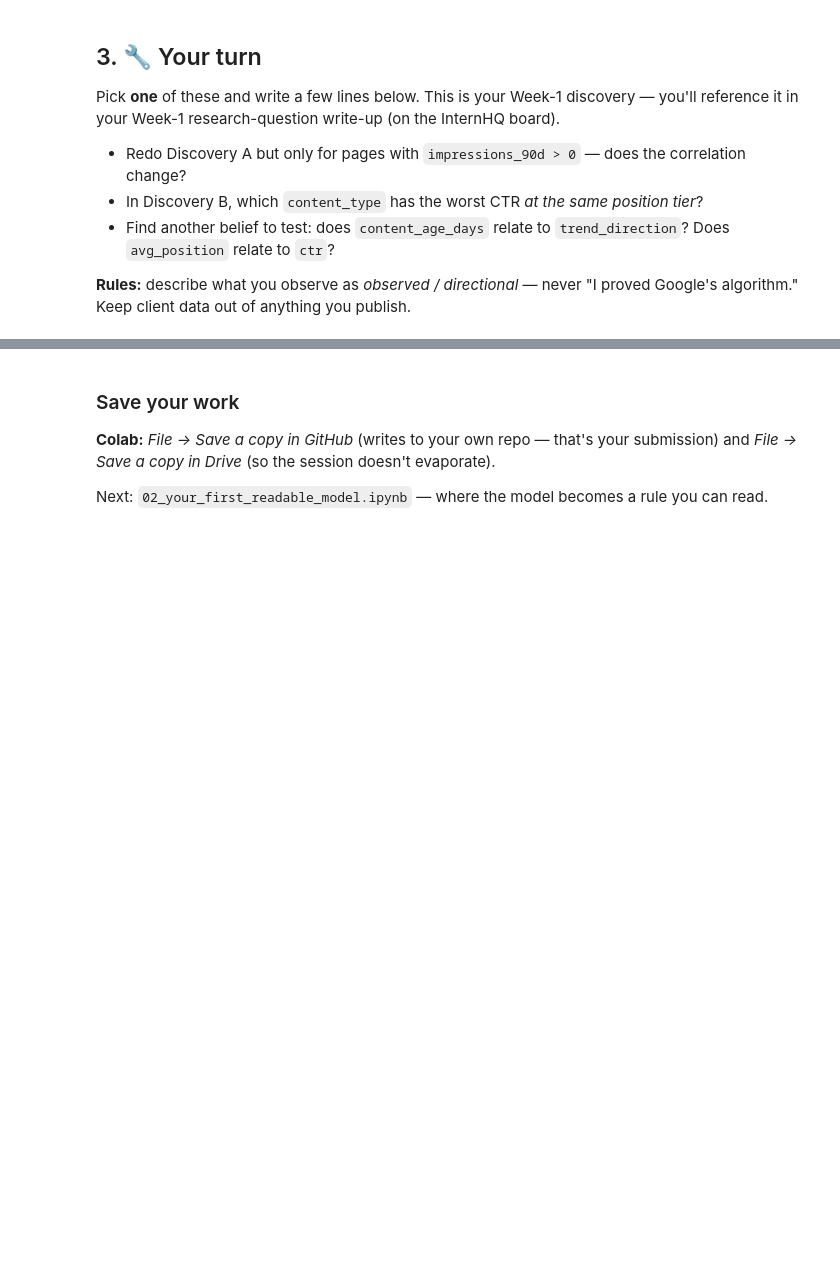
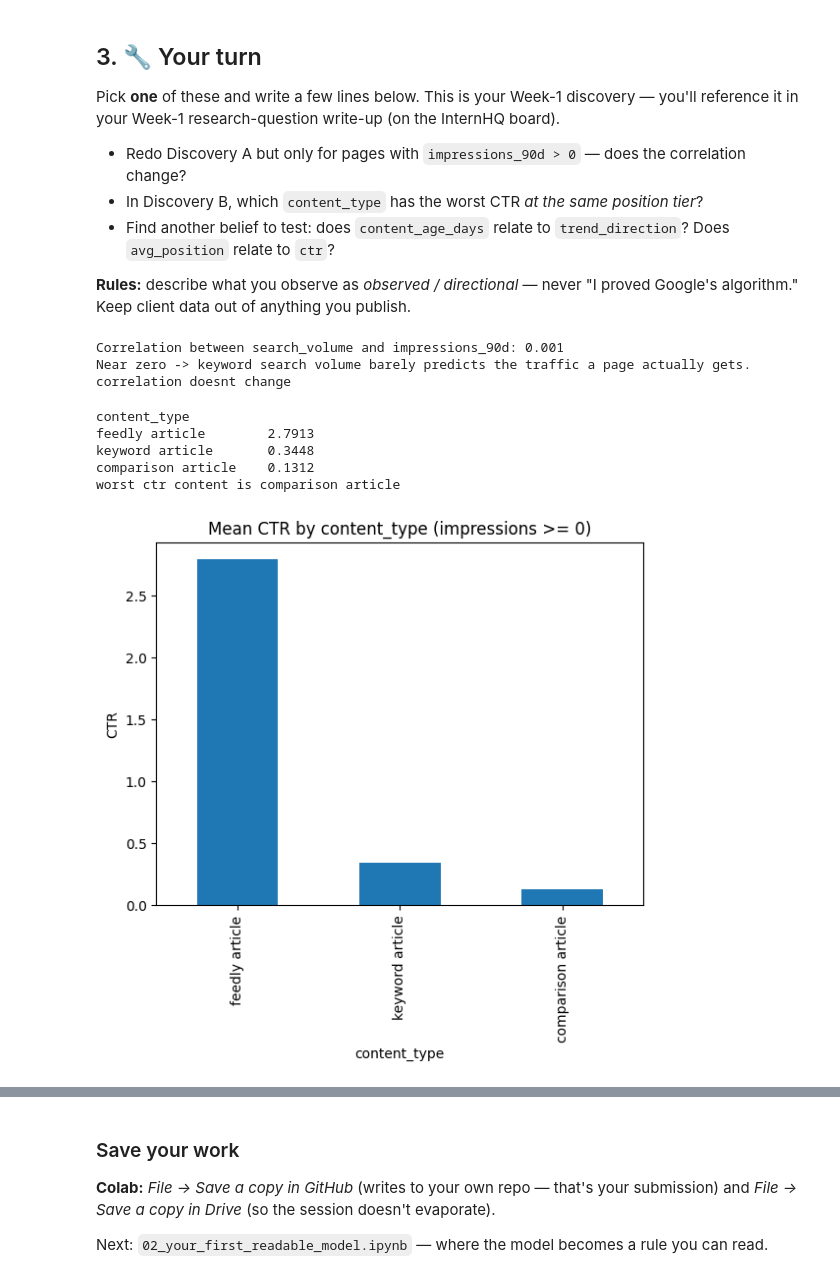
Before and after one commit to Youssef1143/flyrank, a Jupyter notebook: notebooks/01_first_look_and_discovery.ipynb, the cells around one changed output, grey strips where cells are left out. Saved outputs shown, nothing was run; the diff lists cells and outputs as text; code cells hidden in the pictures; blank space fills up the shorter version.

```diff
--- a/notebooks/01_first_look_and_discovery.ipynb
+++ b/notebooks/01_first_look_and_discovery.ipynb
@@ -98,4 +152,27 @@ Pick **one** of these and write a few lines below. This is your Week-1 discovery
 
 **Rules:** describe what you observe as *observed / directional* — never "I proved Google's algorithm." Keep client data out of anything you publish.
 # %%
-# Your discovery here
+#1
+vis=df[df["impressions_90d"] > 0]
+corrr=vis["search_volume"].corr(vis["impressions_90d"])
+print(f"Correlation between search_volume and impressions_90d: {corrr:.3f}")
+print("Near zero -> keyword search volume barely predicts the traffic a page actually gets.")
+print("correlation doesnt change")
+# %% [output]
+Correlation between search_volume and impressions_90d: 0.001
+Near zero -> keyword search volume barely predicts the traffic a page actually gets.
+correlation doesnt change
+# %%
+#2
+ctr_by_cont = vis.groupby("content_type")["ctr"].mean().sort_values(ascending=False)
+print(ctr_by_cont.round(4).to_string())
+ctr_by_cont.plot(kind="bar", title="Mean CTR by content_type (impressions >= 0)", ylabel="CTR");
+
+print("worst ctr content is comparison article")
+# %% [output]
+content_type
+feedly article        2.7913
+keyword article       0.3448
+comparison article    0.1312
+worst ctr content is comparison article
+[figure, added]
```
Also changed, not shown: parts of 9 cells of this notebook.
